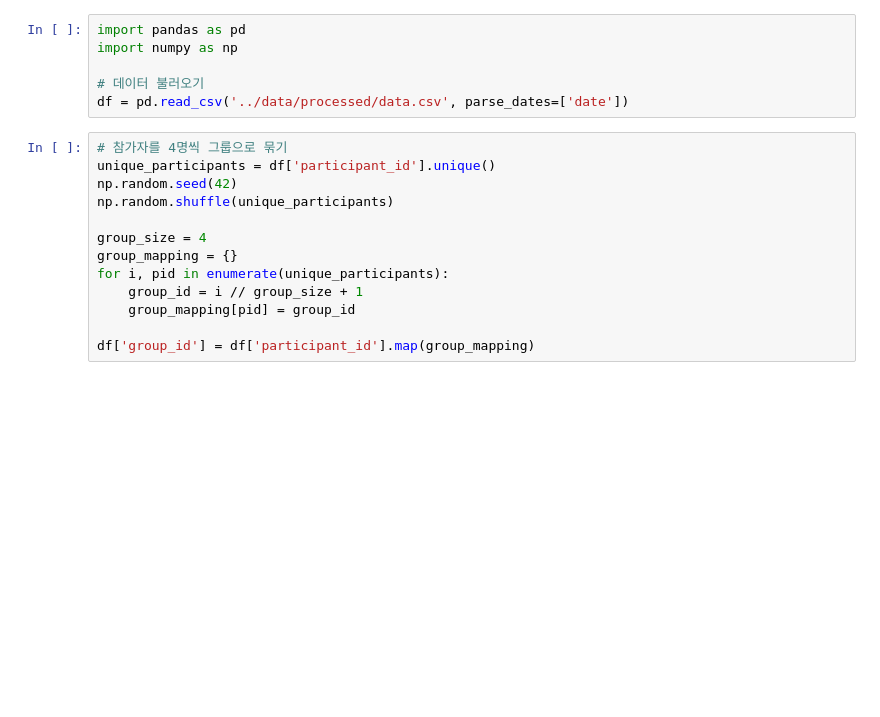
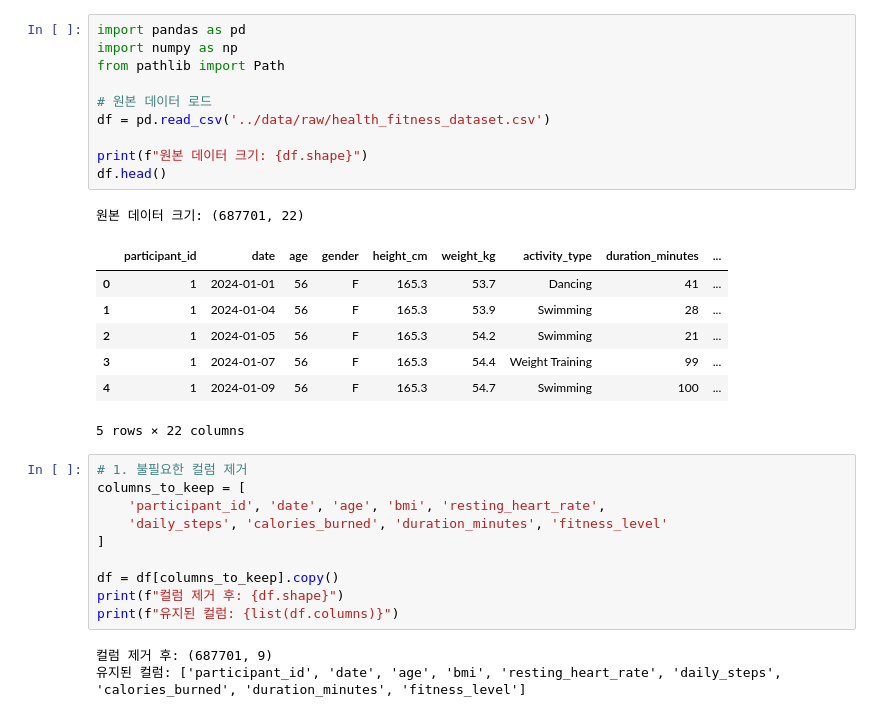
Before and after one commit to 0324skdus/ssafy-final-LinkCare, a Jupyter notebook: AI/notebooks/02_feature_engineering.ipynb, the cells around one changed output. Saved outputs shown, nothing was run; the diff lists cells and outputs as text; blank space fills up the shorter version.

```diff
--- a/AI/notebooks/02_feature_engineering.ipynb
+++ b/AI/notebooks/02_feature_engineering.ipynb
@@ -3,20 +11,33 @@
 # %%
 import pandas as pd
 import numpy as np
+from pathlib import Path
 
-# 데이터 불러오기
-df = pd.read_csv('../data/processed/data.csv', parse_dates=['date'])
+# 원본 데이터 로드
+df = pd.read_csv('../data/raw/health_fitness_dataset.csv')
+
+print(f"원본 데이터 크기: {df.shape}")
+df.head()
+# %% [output]
+원본 데이터 크기: (687701, 22)
+|  | participant_id | date | age | gender | height_cm | weight_kg | activity_type | duration_minutes | ... |
+| 0 | 1 | 2024-01-01 | 56 | F | 165.3 | 53.7 | Dancing | 41 | ... |
+| 1 | 1 | 2024-01-04 | 56 | F | 165.3 | 53.9 | Swimming | 28 | ... |
+| 2 | 1 | 2024-01-05 | 56 | F | 165.3 | 54.2 | Swimming | 21 | ... |
+| 3 | 1 | 2024-01-07 | 56 | F | 165.3 | 54.4 | Weight Training | 99 | ... |
+| 4 | 1 | 2024-01-09 | 56 | F | 165.3 | 54.7 | Swimming | 100 | ... |
+5 rows × 22 columns
 # %%
-# 참가자를 4명씩 그룹으로 묶기
-unique_participants = df['participant_id'].unique()
-np.random.seed(42)
-np.random.shuffle(unique_participants)
+# 1. 불필요한 컬럼 제거
+columns_to_keep = [
+    'participant_id', 'date', 'age', 'bmi', 'resting_heart_rate',
+    'daily_steps', 'calories_burned', 'duration_minutes', 'fitness_level'
+]
 
-group_size = 4
-group_mapping = {}
-for i, pid in enumerate(unique_participants):
-    group_id = i // group_size + 1
-    group_mapping[pid] = group_id
-
-df['group_id'] = df['participant_id'].map(group_mapping)
+df = df[columns_to_keep].copy()
+print(f"컬럼 제거 후: {df.shape}")
+print(f"유지된 컬럼: {list(df.columns)}")
+# %% [output]
+컬럼 제거 후: (687701, 9)
+유지된 컬럼: ['participant_id', 'date', 'age', 'bmi', 'resting_heart_rate', 'daily_steps', 'calories_burned', 'duration_minutes', 'fitness_level']
 # %%
```
Also changed, not shown: parts of 10 cells of this notebook, 12 other files.
